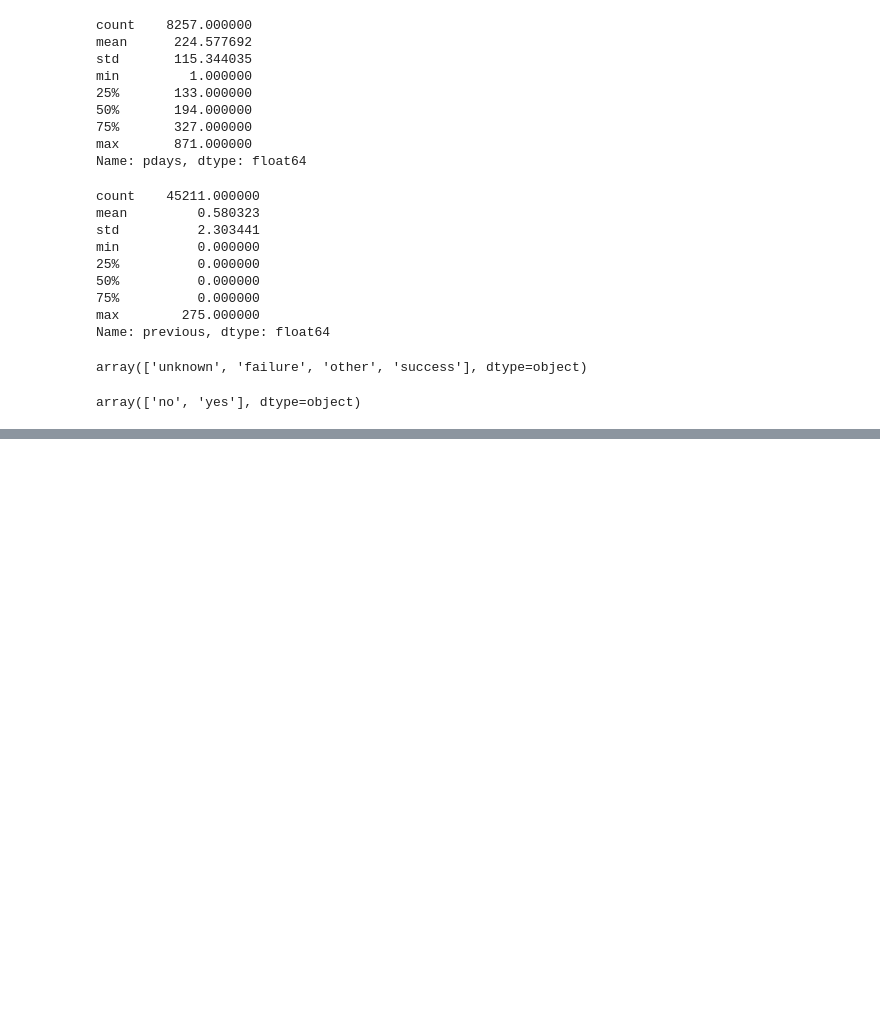
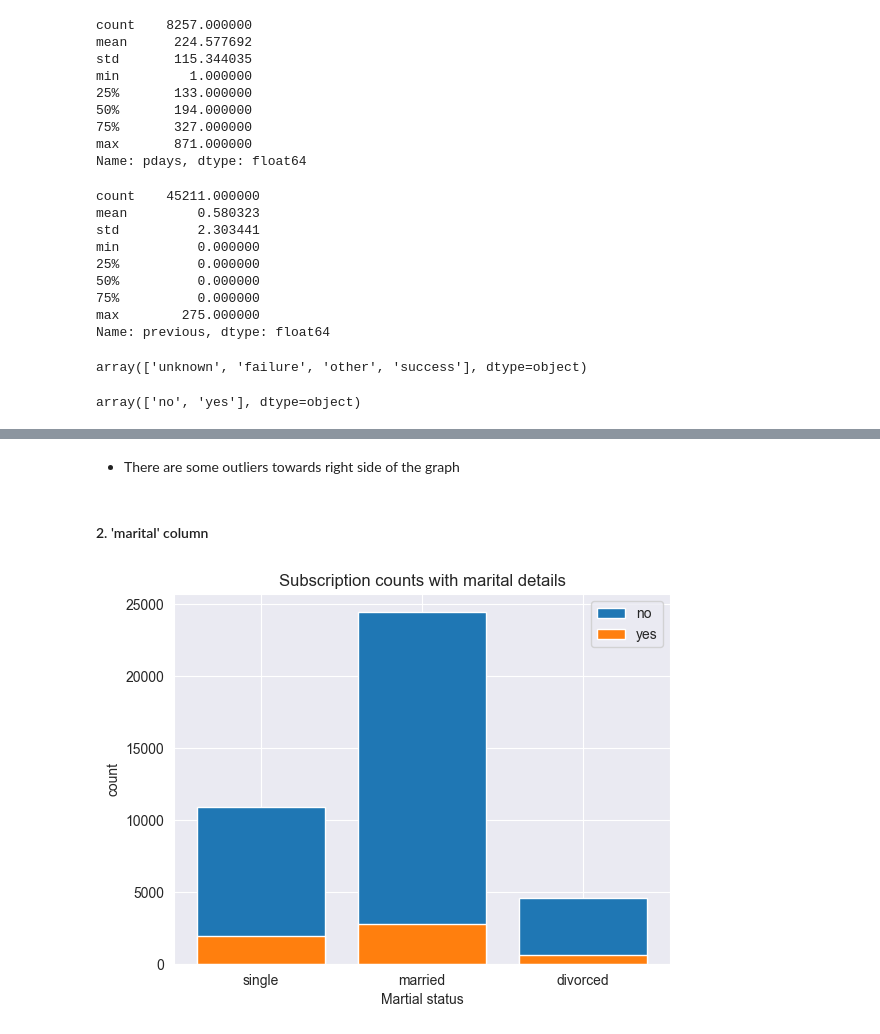
Before and after one commit to Sayuru-Nimsara-2003/Machine-Learning-Coursework, a Jupyter notebook: Preprocessing and EDA.ipynb, the cells around one changed output, grey strips where cells are left out. Saved outputs shown, nothing was run; the diff lists cells and outputs as text; code cells hidden in the pictures; blank space fills up the shorter version.

```diff
--- a/Preprocessing and EDA.ipynb
+++ b/Preprocessing and EDA.ipynb
@@ -185,0 +243,16 @@ array(['no', 'yes'], dtype=object)
+# %% [markdown]
+* There are some outliers towards right side of the graph
+# %% [markdown]
+#### 2. 'marital' column
+# %%
+marital_yes_counts = df[df.y == 'yes'].groupby('marital')['y'].count().reindex(['single', 'married', 'divorced'])
+marital_no_counts = df[df.y == 'no'].groupby('marital')['y'].count().reindex(['single', 'married', 'divorced'])
+
+plt.bar(x=marital_no_counts.index, height=marital_no_counts.values)
+plt.bar(x=marital_yes_counts.index, height=marital_yes_counts.values)
+plt.legend(['no', 'yes'])
+plt.xlabel('Martial status')
+plt.ylabel('count')
+plt.title('Subscription counts with marital details');
+# %% [output]
+[figure, added]
```
Also changed, not shown: parts of 56 cells of this notebook.
